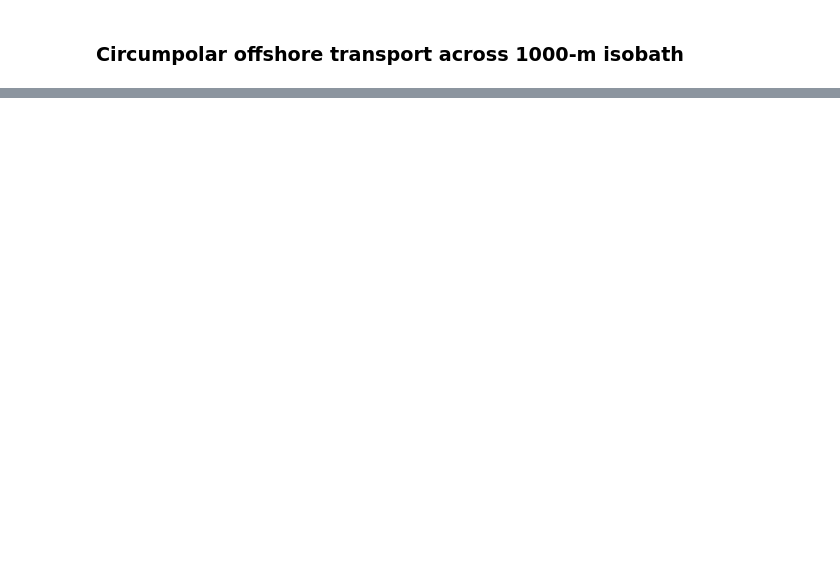
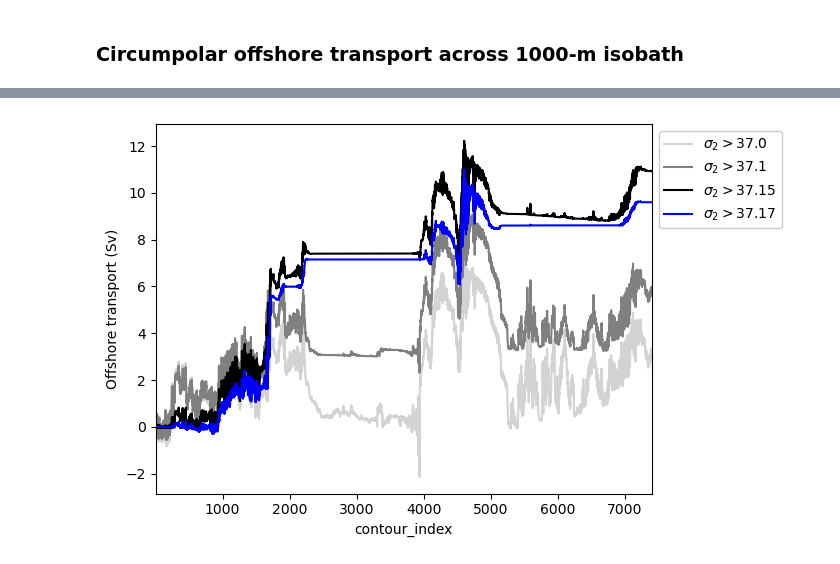
Before and after one commit to schmidt-christina/mom6_comparison, a Jupyter notebook: Shelf_export_calculation.ipynb, the cells around one changed output, grey strips where cells are left out. Cells and saved outputs as stored; diff of their text form; code cells hidden in the pictures; blank space fills up the shorter version.

```diff
--- a/Shelf_export_calculation.ipynb
+++ b/Shelf_export_calculation.ipynb
@@ -298,0 +306,30 @@ plt.show()
+# %%
+transp1000m_37_0.plot(
+    color='lightgrey', label='$\sigma_2>37.0$')
+transp1000m_37_1.plot(
+    color='grey', label='$\sigma_2>37.1$')
+transp1000m_37_15.plot(
+    color='k', label='$\sigma_2>37.15$')
+transp1000m_37_17.plot(
+    color='b', label='$\sigma_2>37.17$')
+
+# if expt[:12] != 'panan_005deg':
+#     col = ['tab:blue', 'tab:orange', 'tab:green', 'tab:brown']
+#     for a, area_text in enumerate(DSW_region['name']):
+#         if area_text == 'Prydz':
+#             plt.axvspan(0, transp1000m_37_0.contour_index[DSW_region['ind_iso_max'][a]],
+#                         alpha=0.5, color=col[a], label=DSW_region['name_long'][a])
+#             plt.axvspan(transp1000m_37_0.contour_index[DSW_region['ind_iso_min'][a]], 6002,
+#                         alpha=0.5, color=col[a])
+#         else:
+#             plt.axvspan(transp1000m_37_0.contour_index[DSW_region['ind_iso_min'][a]],
+#                 transp1000m_37_0.contour_index[DSW_region['ind_iso_max'][a]],
+#                 alpha=0.5, color=col[a], label=DSW_region['name_long'][a])
+
+plt.autoscale(enable=True, axis='x', tight=True)
+plt.legend(framealpha=1, loc='upper left', bbox_to_anchor=(1, 1))
+plt.ylabel('Offshore transport (Sv)')
+# plt.ylim(-1.6, 10)
+plt.show()
+# %% [output]
+[figure, added]
```
Also changed, not shown: parts of 17 cells of this notebook, 1 other file.
